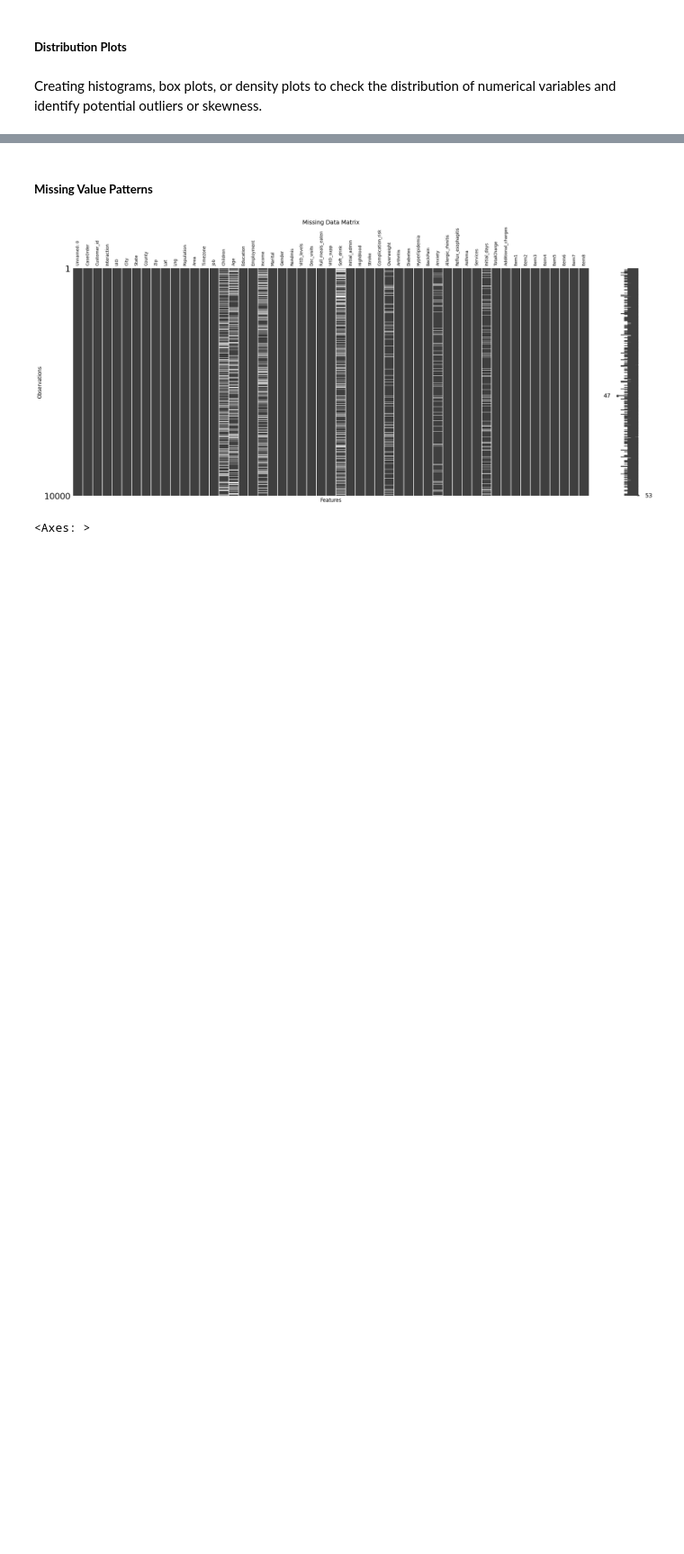
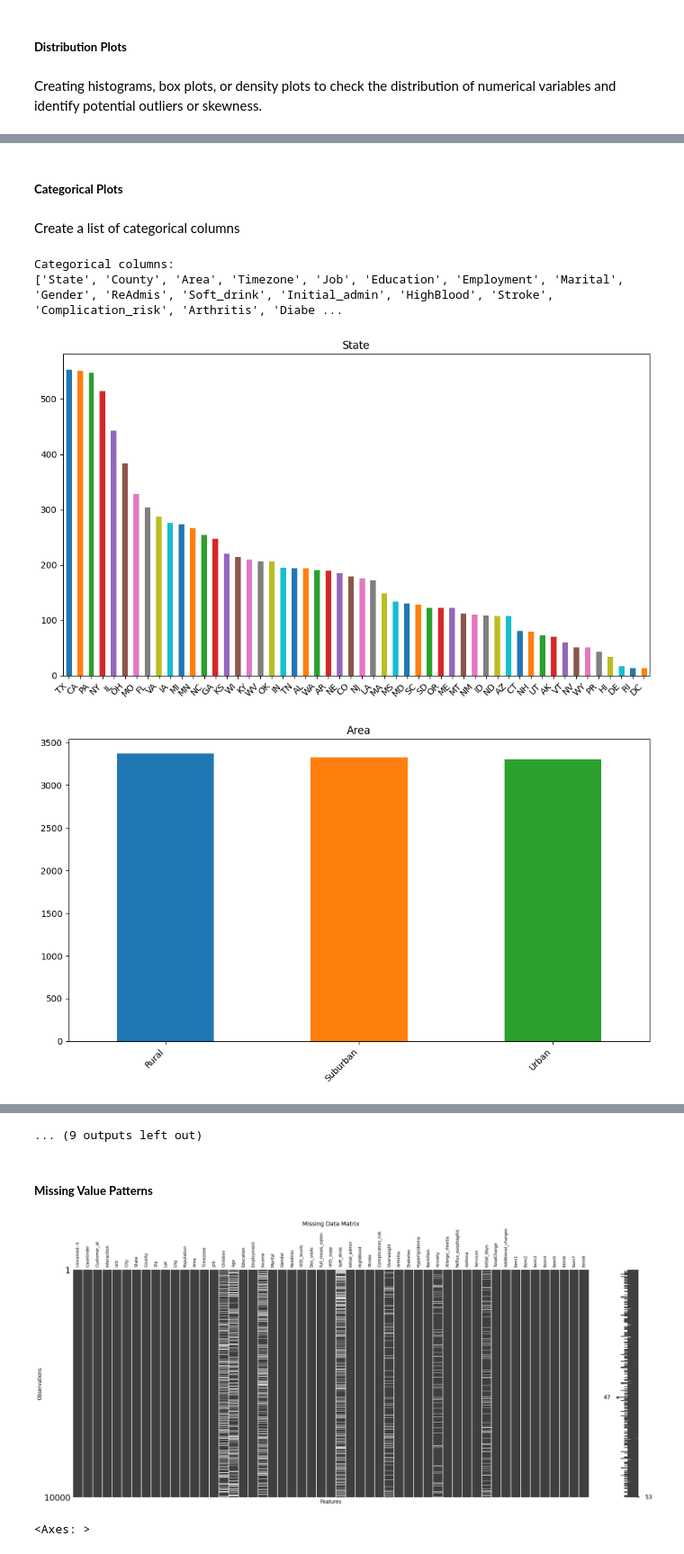
Before and after one commit to nestrada79/MSDA, a Jupyter notebook: D206/D206.ipynb, the cells around one changed output, grey strips where cells are left out. Shown at 90% size. Drawn from its saved outputs; the diff is of its cells as text; code cells hidden in the pictures; blank space fills up the shorter version.

```diff
--- a/D206/D206.ipynb
+++ b/D206/D206.ipynb
@@ -294,7 +306,7 @@ fig, axes = plt.subplots(nrows=num_plots, ncols=1, figsize=(8, 6*num_plots))
 
 for i, column in enumerate(numerical_columns.columns):
     numerical_columns[column].plot(kind='hist', bins=20, ax=axes[i])
-    axes[i].set_title(f"Histogram of {column}")
+    axes[i].set_title(column)
     axes[i].set_xlabel(None)  # Remove individual x-labels to avoid overlapping
 
 plt.suptitle("Histograms of Numerical Variables", y=1.02)
@@ -306,13 +317,0 @@ plt.show()
-# %%
-numerical_columns = df.select_dtypes(include='number')
-
-# Create density plots (Kernel Density Estimation) for all numerical columns
-num_plots = len(numerical_columns.columns)
-fig, axes = plt.subplots(nrows=num_plots, ncols=1, figsize=(8, 6*num_plots))
-
-for i, column in enumerate(numerical_columns.columns):
-    numerical_columns[column].plot(kind='density', ax=axes[i])
-    axes[i].set_title(f"Density Plot of {column}")
-
-plt.tight_layout()
-plt.show()
@@ -320,0 +318,40 @@ plt.show()
+# %% [markdown]
+##### **Categorical Plots**
+# %% [markdown]
+Create a list of categorical columns
+# %%
+categorical_columns = []
+for column in df.columns:
+    if data_types[column] == 'object':  # Check for 'object' data type
+        unique_count = df[column].nunique()
+        total_count = df[column].count()
+        if unique_count < 0.5 * total_count:
+            categorical_columns.append(column)
+
+print("Categorical columns:")
+print(categorical_columns)
+
+# Drop 'Job' and 'County' from the list of categorical columns
+#Removing because Job and County have too many unique results to display clearly
+categorical_columns.remove('Job')
+categorical_columns.remove('County')
+# %% [output]
+Categorical columns:
+['State', 'County', 'Area', 'Timezone', 'Job', 'Education', 'Employment', 'Marital', 'Gender', 'ReAdmis', 'Soft_drink', 'Initial_admin', 'HighBlood', 'Stroke', 'Complication_risk', 'Arthritis', 'Diabe ...
+# %%
+#Convert specified columns to categorical data type (optional but recommended)
+df[categorical_columns] = df[categorical_columns].astype('category')
+
+#Create bar charts for each categorical variable
+tab10_colors = plt.cm.tab10.colors  # Get the colors from the 'tab10' palette
+for column in categorical_columns:
+    plt.figure(figsize=(10, 6))  # Increase the figure size
+    value_counts = df[column].value_counts()
+    ax = value_counts.plot(kind='bar', color=tab10_colors)  # Use the 'tab10' colors
+    ax.set_title(column)
+    plt.xticks(rotation=45, ha='right')  # Rotate and align the x-axis labels
+    plt.tight_layout()  # Adjust spacing
+    plt.show()
+# %% [output]
+[figure, added]
+[figure, added]
@@ -321,3 +368,4 @@ plt.show()
+... (9 outputs left out)
 # %% [markdown]
 ##### **Missing Value Patterns**
 # %%
```
Also changed, not shown: parts of 26 cells of this notebook.
